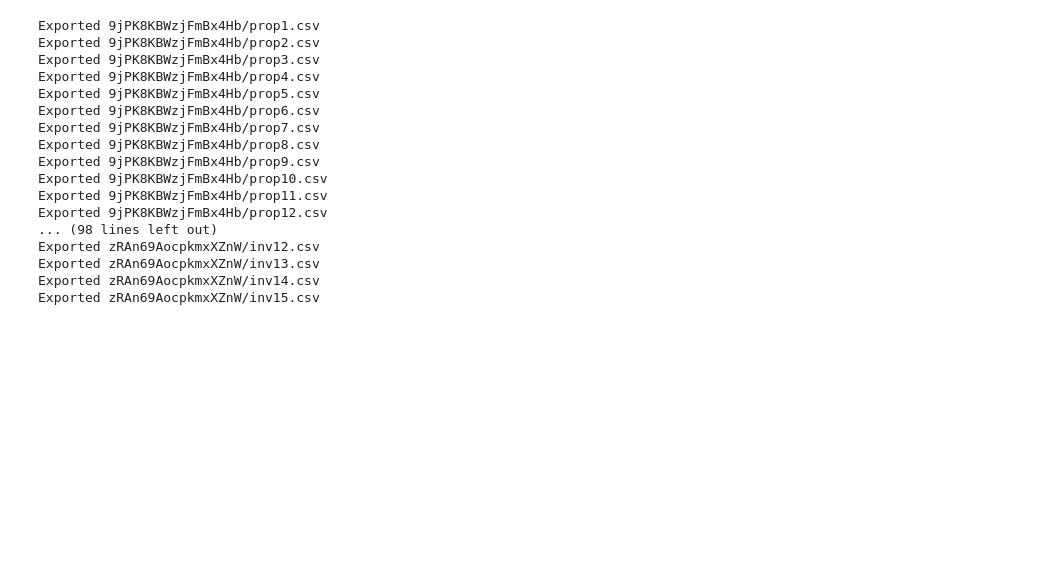
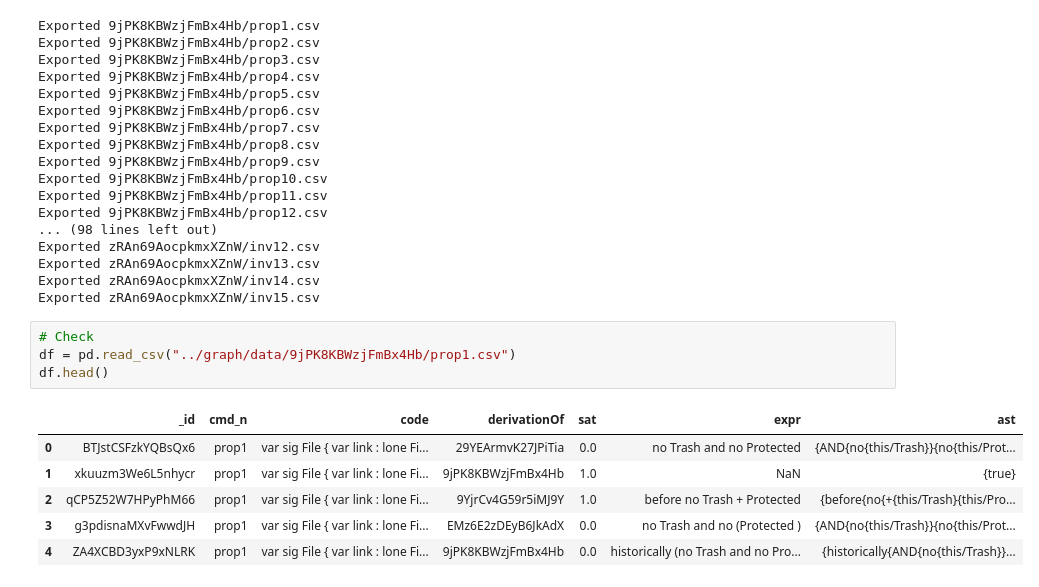
Before and after one commit to anaines14/HiGenA, a Jupyter notebook: data_preparation/notebook.ipynb, the cells around one changed output. Saved outputs shown, nothing was run; the diff lists cells and outputs as text; blank space fills up the shorter version.

```diff
--- a/data_preparation/notebook.ipynb
+++ b/data_preparation/notebook.ipynb
@@ -663,3 +684,14 @@ Exported zRAn69AocpkmxXZnW/inv12.csv
 Exported zRAn69AocpkmxXZnW/inv13.csv
 Exported zRAn69AocpkmxXZnW/inv14.csv
 Exported zRAn69AocpkmxXZnW/inv15.csv
+# %%
+# Check
+df = pd.read_csv("../graph/data/9jPK8KBWzjFmBx4Hb/prop1.csv")
+df.head()
+# %% [output]
+|  | _id | cmd_n | code | derivationOf | sat | expr | ast |
+| 0 | BTJstCSFzkYQBsQx6 | prop1 | var sig File { var link : lone Fi... | 29YEArmvK27JPiTia | 0.0 | no Trash and no Protected | {AND{no{this/Trash}}{no{this/Prot... |
+| 1 | xkuuzm3We6L5nhycr | prop1 | var sig File { var link : lone Fi... | 9jPK8KBWzjFmBx4Hb | 1.0 | NaN | {true} |
+| 2 | qCP5Z52W7HPyPhM66 | prop1 | var sig File { var link : lone Fi... | 9YjrCv4G59r5iMJ9Y | 1.0 | before no Trash + Protected | {before{no{+{this/Trash}{this/Pro... |
+| 3 | g3pdisnaMXvFwwdJH | prop1 | var sig File { var link : lone Fi... | EMz6E2zDEyB6JkAdX | 0.0 | no Trash and no (Protected ) | {AND{no{this/Trash}}{no{this/Prot... |
+| 4 | ZA4XCBD3yxP9xNLRK | prop1 | var sig File { var link : lone Fi... | 9jPK8KBWzjFmBx4Hb | 0.0 | historically (no Trash and no Pro... | {historically{AND{no{this/Trash}}... |
```
Also changed, not shown: parts of 2 cells of this notebook.
